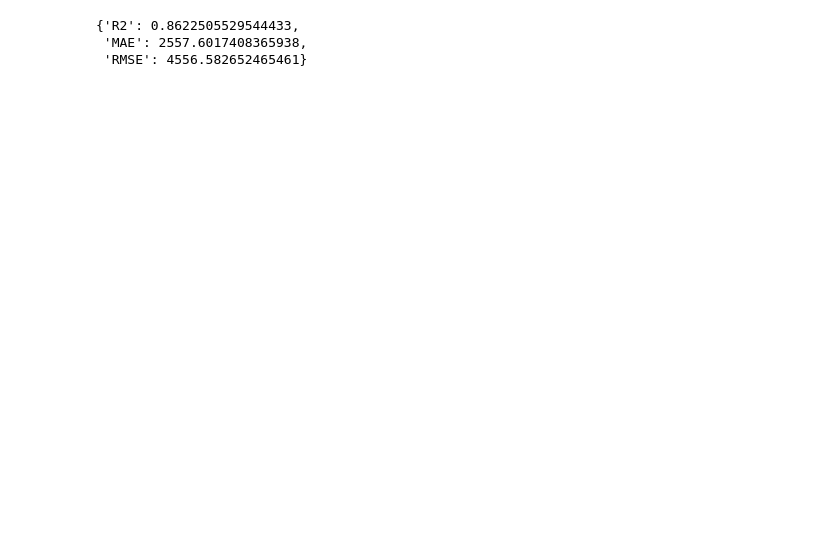
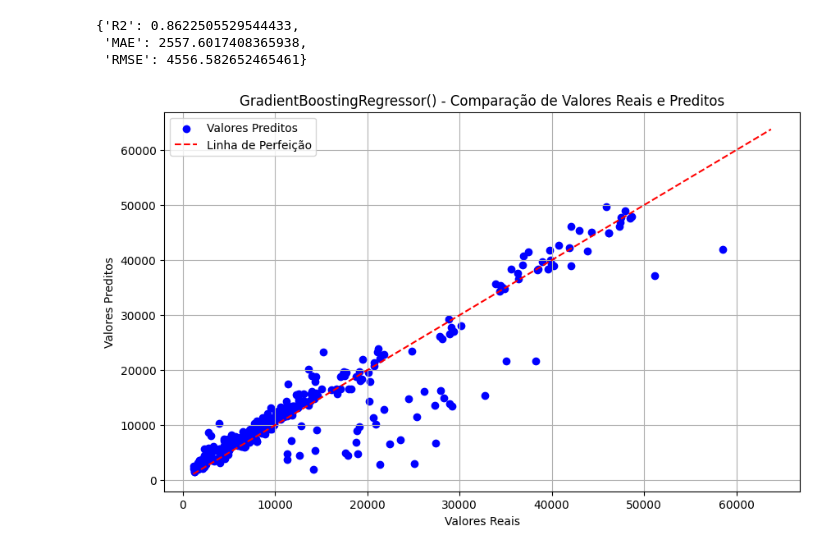
Before and after one commit to DataEtnos/ANALISES-DE-CUSTO-DE-SEGURO-DE-VIDA, a Jupyter notebook: ANALISES_DE_CUSTO_DE_SEGURO_DE_VIDA.ipynb, the cells around one changed output. Drawn from its saved outputs; the diff is of its cells as text; code cells hidden in the pictures; blank space fills up the shorter version.

```diff
--- a/ANALISES_DE_CUSTO_DE_SEGURO_DE_VIDA.ipynb
+++ b/ANALISES_DE_CUSTO_DE_SEGURO_DE_VIDA.ipynb
@@ -456,6 +456,19 @@ get_metrics( y_test,y_pred)
 {'R2': 0.8622505529544433,
  'MAE': 2557.6017408365938,
  'RMSE': 4556.582652465461}
+# %%
+# Exibindo os gráficos de comparação entre valores reais e preditos
+plt.figure(figsize=(10, 6))
+plt.scatter(y_test, y_pred, color='blue', label='Valores Preditos')
+plt.plot([y.min(), y.max()], [y.min(), y.max()], color='red', linestyle='--', label='Linha de Perfeição')
+plt.xlabel('Valores Reais')
+plt.ylabel('Valores Preditos')
+plt.title(f'{grid_model.best_estimator_.named_steps["model"]} - Comparação de Valores Reais e Preditos')
+plt.legend()
+plt.grid(True)
+plt.show()
+# %% [output]
+[figure, added]
 # %%
 import pickle
 from google.colab import files
```
Also changed, not shown: parts of 3 cells of this notebook.
